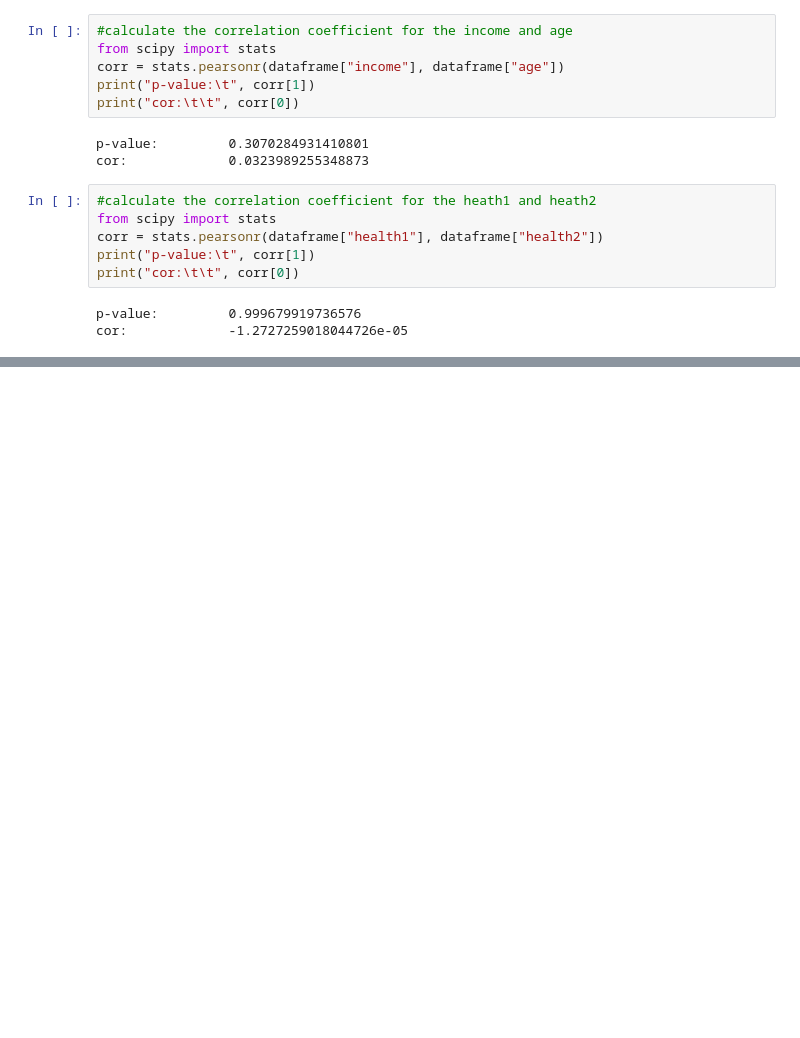
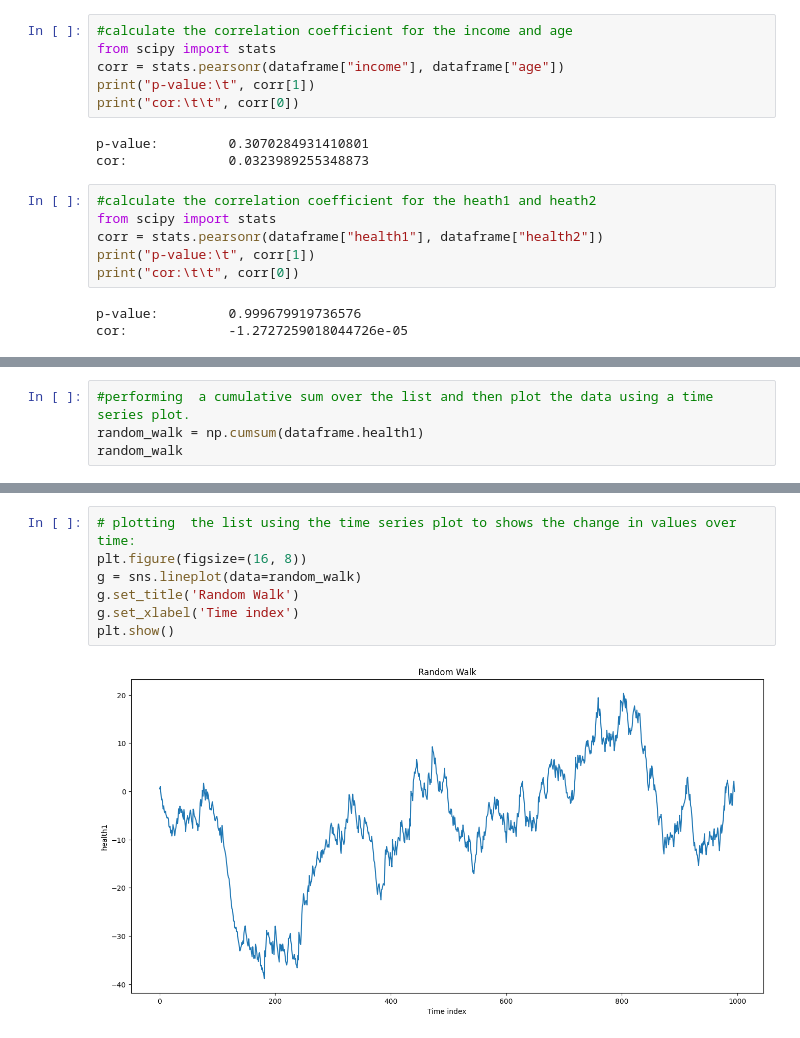
Before and after one commit to anushka10079/EDArepo, a Jupyter notebook: Untitled1.ipynb, the cells around one changed output, grey strips where cells are left out. Saved outputs shown, nothing was run; the diff lists cells and outputs as text; blank space fills up the shorter version.

```diff
--- a/Untitled1.ipynb
+++ b/Untitled1.ipynb
@@ -483,0 +513,4 @@ TypeError: unsupported operand type(s) for +: 'int' and 'str'
+# %%
+#performing  a cumulative sum over the list and then plot the data using a time series plot.
+random_walk = np.cumsum(dataframe.health1)
+random_walk
@@ -483,0 +532,9 @@ TypeError: unsupported operand type(s) for +: 'int' and 'str'
+# %%
+# plotting  the list using the time series plot to shows the change in values over time:
+plt.figure(figsize=(16, 8))
+g = sns.lineplot(data=random_walk)
+g.set_title('Random Walk')
+g.set_xlabel('Time index')
+plt.show()
+# %% [output]
+[figure, added]
```
Also changed, not shown: parts of 50 cells of this notebook.
